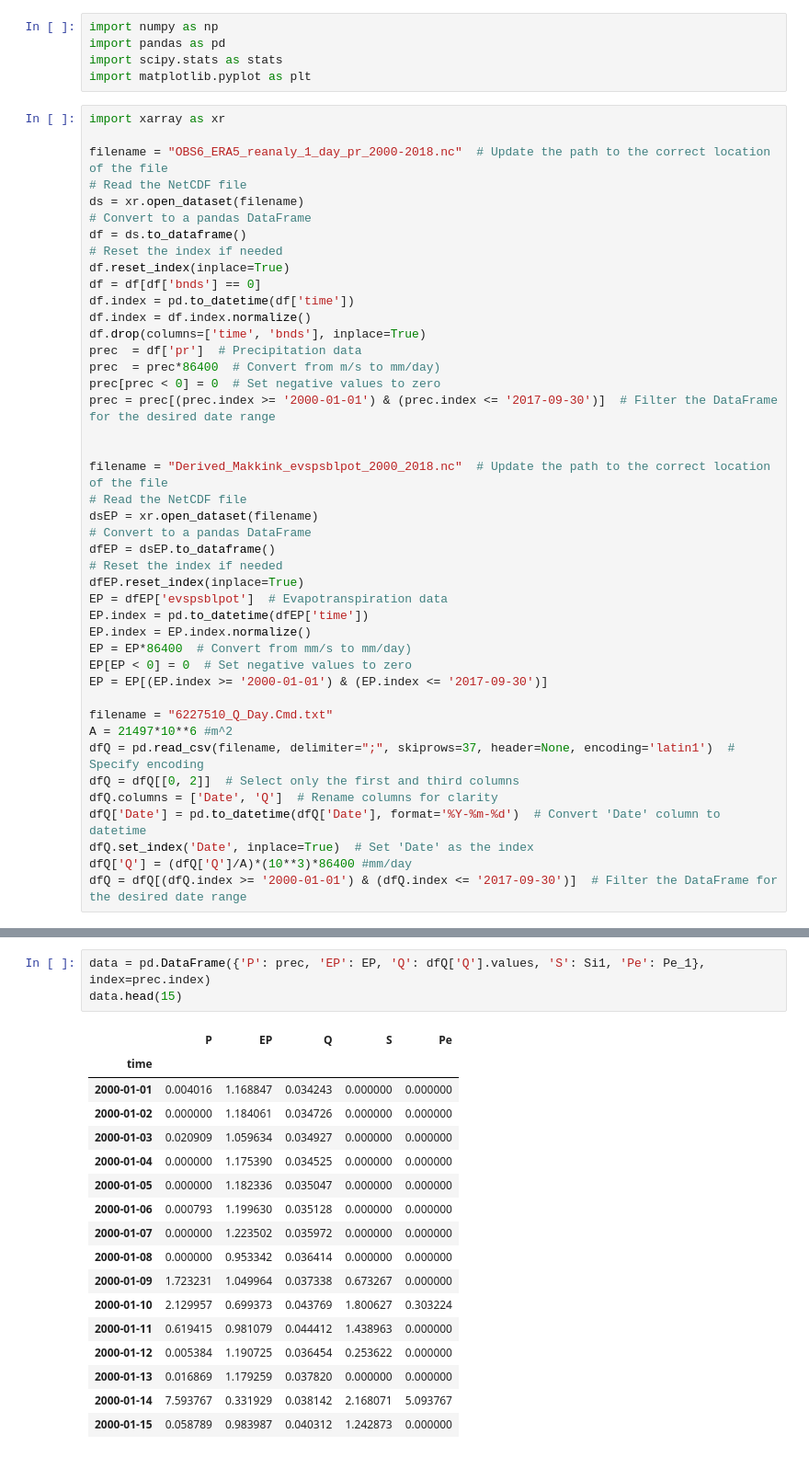
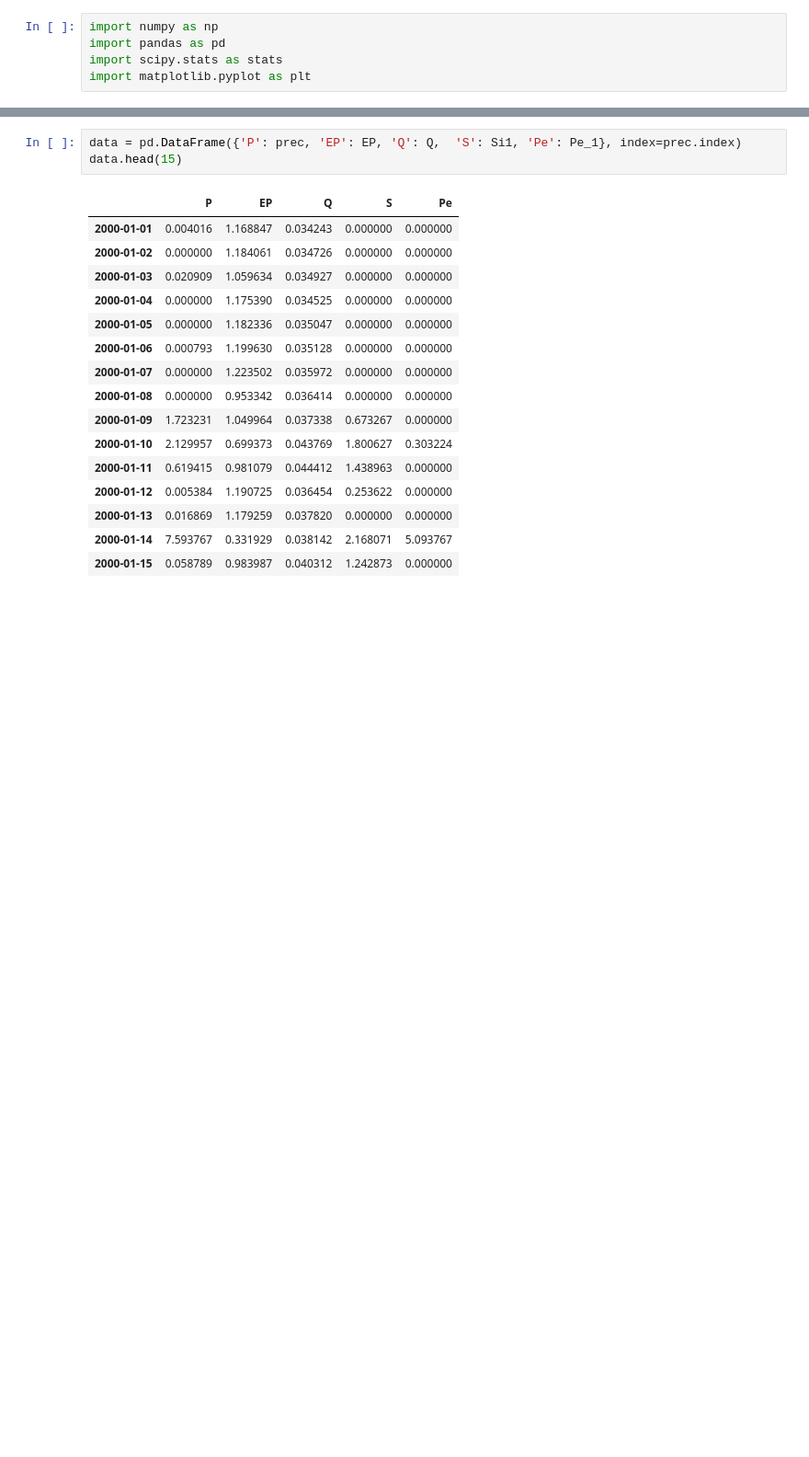
Before and after one commit to mmarrocolo/JUCARbasin, a Jupyter notebook: Exercise 2 Vegetation/Exercise 2.ipynb, the cells around one changed output, grey strips where cells are left out. Shown: that part at 92% size. Cells and saved outputs as stored; diff of their text form; blank space fills up the shorter version.

```diff
--- a/Exercise 2 Vegetation/Exercise 2.ipynb
+++ b/Exercise 2 Vegetation/Exercise 2.ipynb
@@ -3,46 +3,3 @@ import numpy as np
 import pandas as pd
 import scipy.stats as stats
 import matplotlib.pyplot as plt
-# %%
-import xarray as xr
-
-filename = "OBS6_ERA5_reanaly_1_day_pr_2000-2018.nc"  # Update the path to the correct location of the file
-# Read the NetCDF file
-ds = xr.open_dataset(filename)
-# Convert to a pandas DataFrame
-df = ds.to_dataframe()
-# Reset the index if needed
-df.reset_index(inplace=True)
-df = df[df['bnds'] == 0]
-df.index = pd.to_datetime(df['time'])
-df.index = df.index.normalize()
-df.drop(columns=['time', 'bnds'], inplace=True)
-prec  = df['pr']  # Precipitation data
-prec  = prec*86400  # Convert from m/s to mm/day)
-prec[prec < 0] = 0  # Set negative values to zero
-prec = prec[(prec.index >= '2000-01-01') & (prec.index <= '2017-09-30')]  # Filter the DataFrame for the desired date range
-
-
-filename = "Derived_Makkink_evspsblpot_2000_2018.nc"  # Update the path to the correct location of the file
-# Read the NetCDF file
-dsEP = xr.open_dataset(filename)
-# Convert to a pandas DataFrame
-dfEP = dsEP.to_dataframe()
-# Reset the index if needed
-dfEP.reset_index(inplace=True)
-EP = dfEP['evspsblpot']  # Evapotranspiration data
-EP.index = pd.to_datetime(dfEP['time'])
-EP.index = EP.index.normalize()
-EP = EP*86400  # Convert from mm/s to mm/day)
-EP[EP < 0] = 0  # Set negative values to zero
-EP = EP[(EP.index >= '2000-01-01') & (EP.index <= '2017-09-30')]
-
-filename = "6227510_Q_Day.Cmd.txt"
-A = 21497*10**6 #m^2
-dfQ = pd.read_csv(filename, delimiter=";", skiprows=37, header=None, encoding='latin1')  # Specify encoding
-dfQ = dfQ[[0, 2]]  # Select only the first and third columns
-dfQ.columns = ['Date', 'Q']  # Rename columns for clarity
-dfQ['Date'] = pd.to_datetime(dfQ['Date'], format='%Y-%m-%d')  # Convert 'Date' column to datetime
-dfQ.set_index('Date', inplace=True)  # Set 'Date' as the index
-dfQ['Q'] = (dfQ['Q']/A)*(10**3)*86400 #mm/day
-dfQ = dfQ[(dfQ.index >= '2000-01-01') & (dfQ.index <= '2017-09-30')]  # Filter the DataFrame for the desired date range
@@ -87,9 +120,8 @@ print(len(Pe_1))
 # %%
-data = pd.DataFrame({'P': prec, 'EP': EP, 'Q': dfQ['Q'].values, 'S': Si1, 'Pe': Pe_1}, index=prec.index)
+data = pd.DataFrame({'P': prec, 'EP': EP, 'Q': Q,  'S': Si1, 'Pe': Pe_1}, index=prec.index)
 data.head(15)
 # %% [output]
 |  | P | EP | Q | S | Pe |
-| time |  |  |  |  |  |
 | 2000-01-01 | 0.004016 | 1.168847 | 0.034243 | 0.000000 | 0.000000 |
 | 2000-01-02 | 0.000000 | 1.184061 | 0.034726 | 0.000000 | 0.000000 |
 | 2000-01-03 | 0.020909 | 1.059634 | 0.034927 | 0.000000 | 0.000000 |
```
Also changed, not shown: parts of 6 cells of this notebook, 1 other file.
